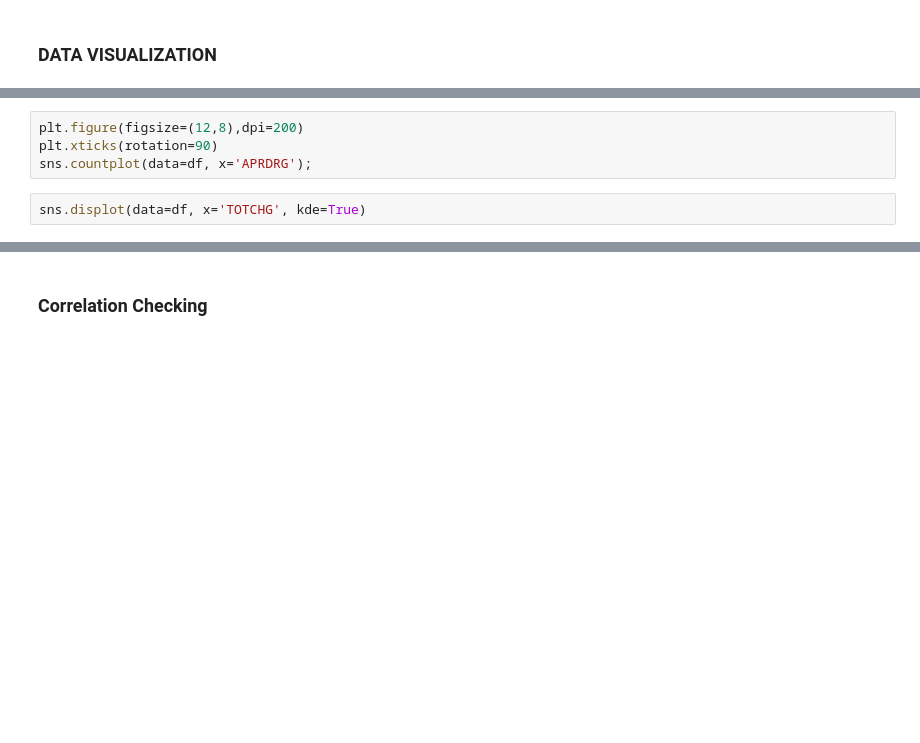
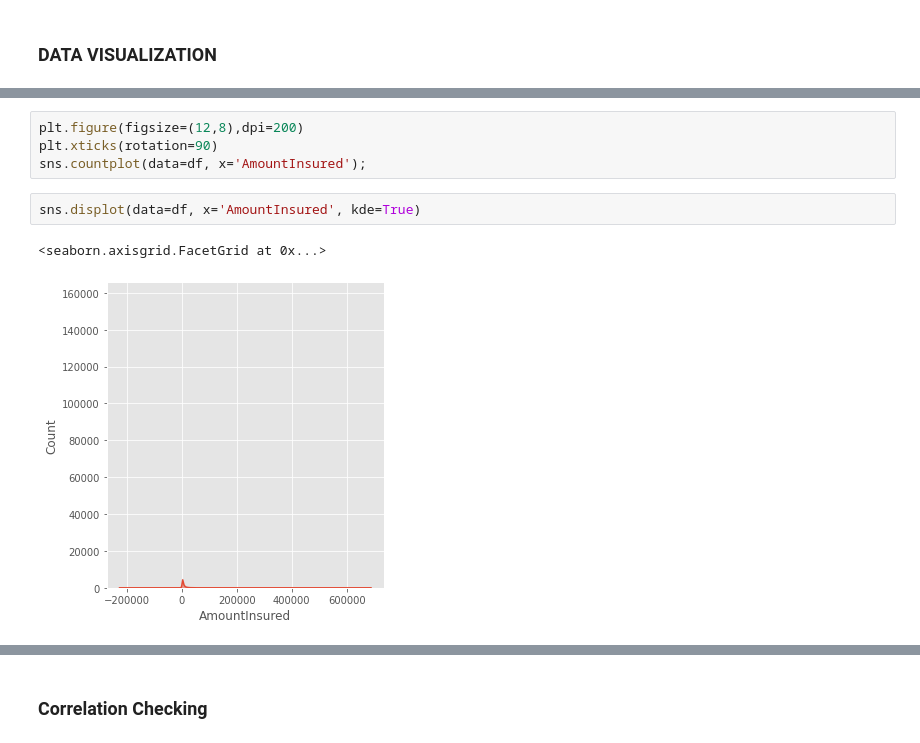
Before and after one commit to AngieChong/Research-Paper, a Jupyter notebook: P1_Prediction_of_Inpatient_Cost.ipynb, the cells around one changed output, grey strips where cells are left out. Cells and saved outputs as stored; diff of their text form; blank space fills up the shorter version.

```diff
--- a/P1_Prediction_of_Inpatient_Cost.ipynb
+++ b/P1_Prediction_of_Inpatient_Cost.ipynb
@@ -149,9 +195,12 @@ sns.barplot(data=df, x='AgeBand', y='AmountInsured')
 # %%
 plt.figure(figsize=(12,8),dpi=200)
 plt.xticks(rotation=90)
-sns.countplot(data=df, x='APRDRG');
+sns.countplot(data=df, x='AmountInsured');
 # %%
-sns.displot(data=df, x='TOTCHG', kde=True)
+sns.displot(data=df, x='AmountInsured', kde=True)
+# %% [output]
+<seaborn.axisgrid.FacetGrid at 0x...>
+[figure, added]
 # %%
 
 
```
Also changed, not shown: parts of 19 cells of this notebook.
